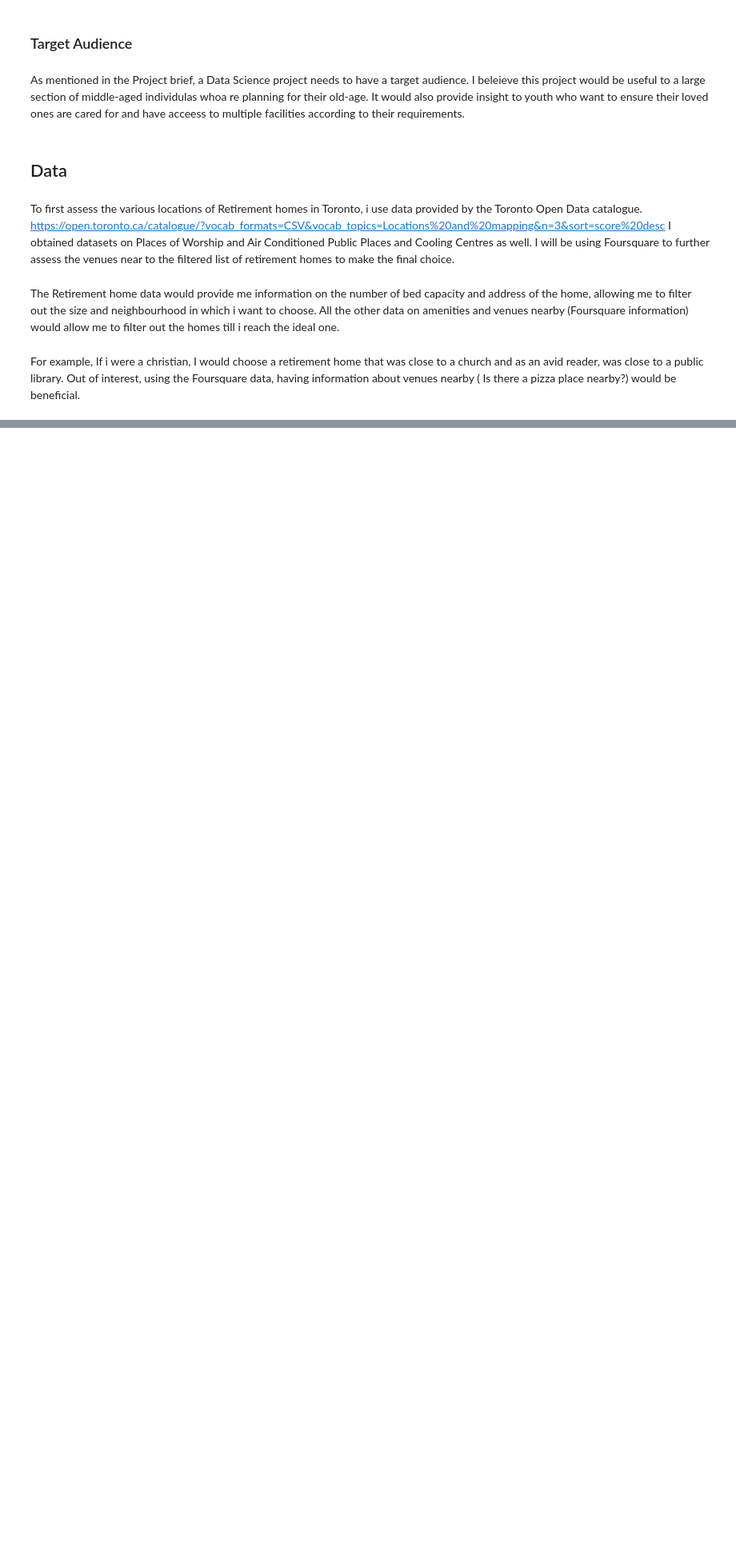
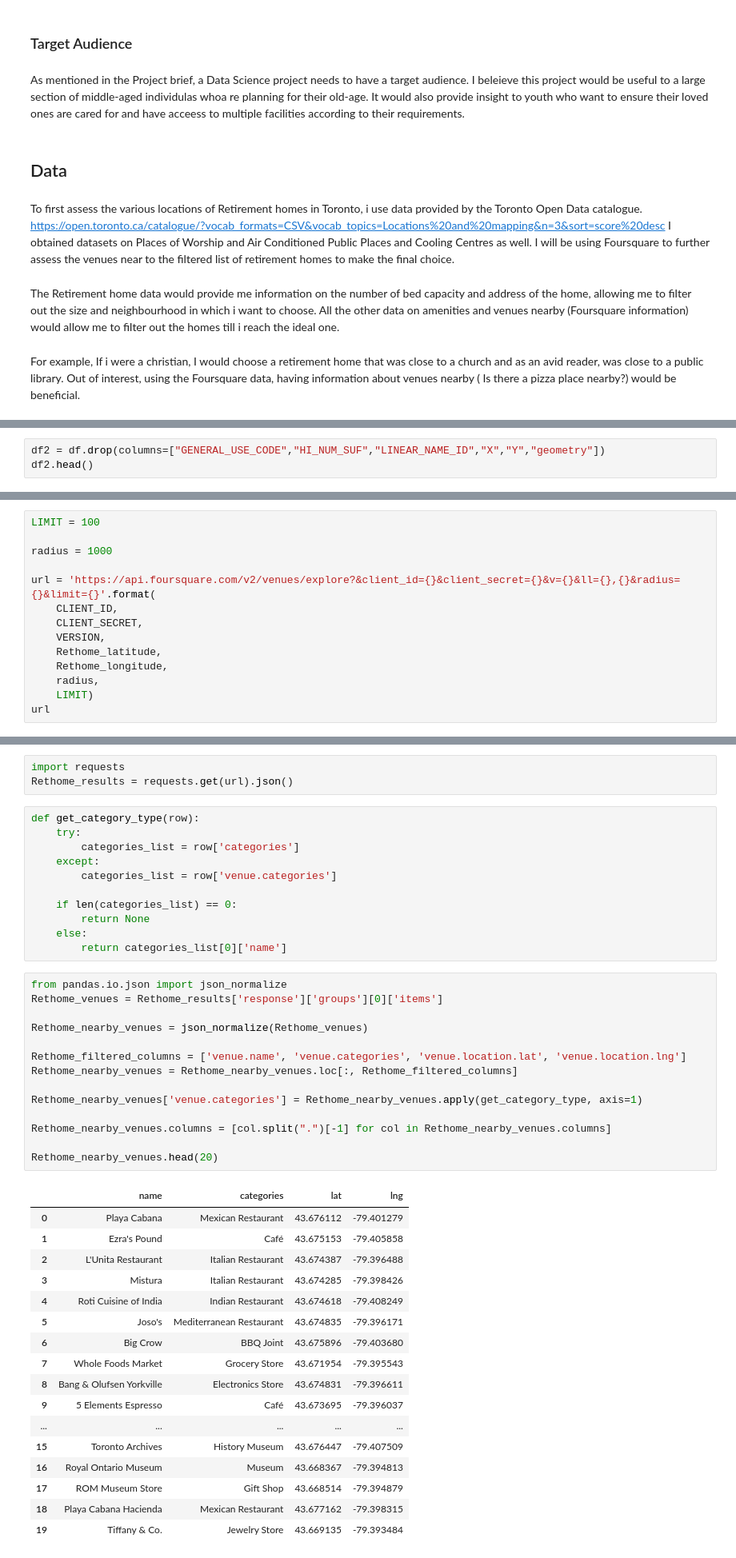
Before and after one commit to raagasrini/Coursera_Capstone, a Jupyter notebook: The Battle of Neighbourhoods (Week 1).ipynb, the cells around one changed output, grey strips where cells are left out. Shown at 80% size. Drawn from its saved outputs; the diff is of its cells as text; blank space fills up the shorter version.

```diff
--- a/The Battle of Neighbourhoods (Week 1).ipynb
+++ b/The Battle of Neighbourhoods (Week 1).ipynb
@@ -24,0 +45,3 @@ For example, If i were a christian, I would choose a retirement home that was cl
+# %%
+df2 = df.drop(columns=["GENERAL_USE_CODE","HI_NUM_SUF","LINEAR_NAME_ID","X","Y","geometry"])
+df2.head()
@@ -24,0 +501,14 @@ For example, If i were a christian, I would choose a retirement home that was cl
+# %%
+LIMIT = 100
+
+radius = 1000
+
+url = 'https://api.foursquare.com/v2/venues/explore?&client_id={}&client_secret={}&v={}&ll={},{}&radius={}&limit={}'.format(
+    CLIENT_ID,
+    CLIENT_SECRET,
+    VERSION,
+    Rethome_latitude,
+    Rethome_longitude,
+    radius,
+    LIMIT)
+url
@@ -24,0 +517,46 @@ For example, If i were a christian, I would choose a retirement home that was cl
+# %%
+import requests
+Rethome_results = requests.get(url).json()
+# %%
+def get_category_type(row):
+    try:
+        categories_list = row['categories']
+    except:
+        categories_list = row['venue.categories']
+
+    if len(categories_list) == 0:
+        return None
+    else:
+        return categories_list[0]['name']
+# %%
+from pandas.io.json import json_normalize
+Rethome_venues = Rethome_results['response']['groups'][0]['items']
+
+Rethome_nearby_venues = json_normalize(Rethome_venues)
+
+Rethome_filtered_columns = ['venue.name', 'venue.categories', 'venue.location.lat', 'venue.location.lng']
+Rethome_nearby_venues = Rethome_nearby_venues.loc[:, Rethome_filtered_columns]
+
+Rethome_nearby_venues['venue.categories'] = Rethome_nearby_venues.apply(get_category_type, axis=1)
+
+Rethome_nearby_venues.columns = [col.split(".")[-1] for col in Rethome_nearby_venues.columns]
+
+Rethome_nearby_venues.head(20)
+# %% [output]
+|  | name | categories | lat | lng |
+| 0 | Playa Cabana | Mexican Restaurant | 43.676112 | -79.401279 |
+| 1 | Ezra's Pound | Café | 43.675153 | -79.405858 |
+| 2 | L'Unita Restaurant | Italian Restaurant | 43.674387 | -79.396488 |
+| 3 | Mistura | Italian Restaurant | 43.674285 | -79.398426 |
+| 4 | Roti Cuisine of India | Indian Restaurant | 43.674618 | -79.408249 |
+| 5 | Joso's | Mediterranean Restaurant | 43.674835 | -79.396171 |
+| 6 | Big Crow | BBQ Joint | 43.675896 | -79.403680 |
+| 7 | Whole Foods Market | Grocery Store | 43.671954 | -79.395543 |
+| 8 | Bang & Olufsen Yorkville | Electronics Store | 43.674831 | -79.396611 |
+| 9 | 5 Elements Espresso | Café | 43.673695 | -79.396037 |
+| ... | ... | ... | ... | ... |
+| 15 | Toronto Archives | History Museum | 43.676447 | -79.407509 |
+| 16 | Royal Ontario Museum | Museum | 43.668367 | -79.394813 |
+| 17 | ROM Museum Store | Gift Shop | 43.668514 | -79.394879 |
+| 18 | Playa Cabana Hacienda | Mexican Restaurant | 43.677162 | -79.398315 |
+| 19 | Tiffany & Co. | Jewelry Store | 43.669135 | -79.393484 |
```
Also changed, not shown: parts of 54 cells of this notebook.
